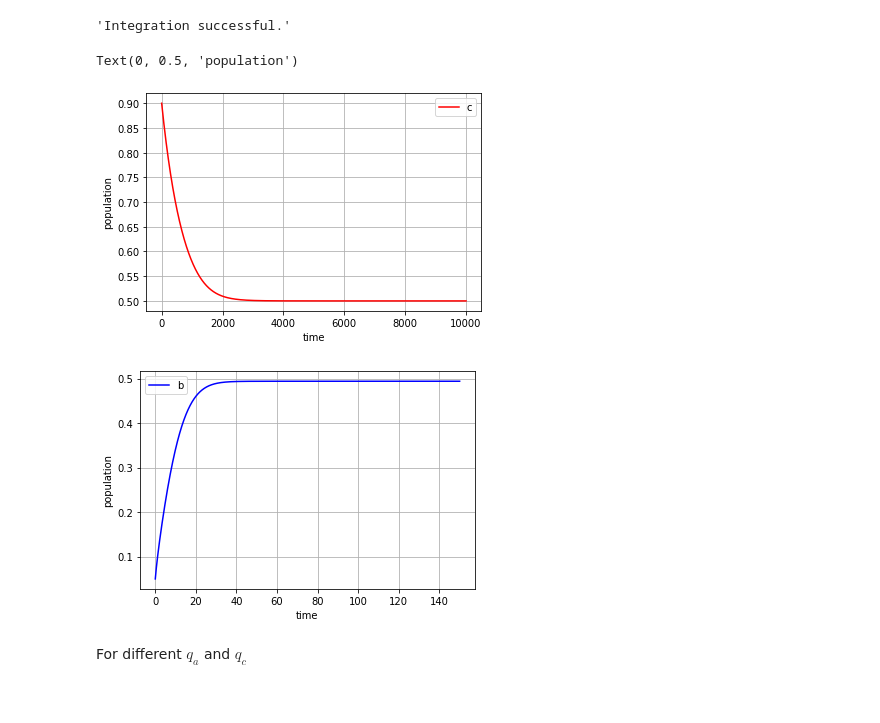
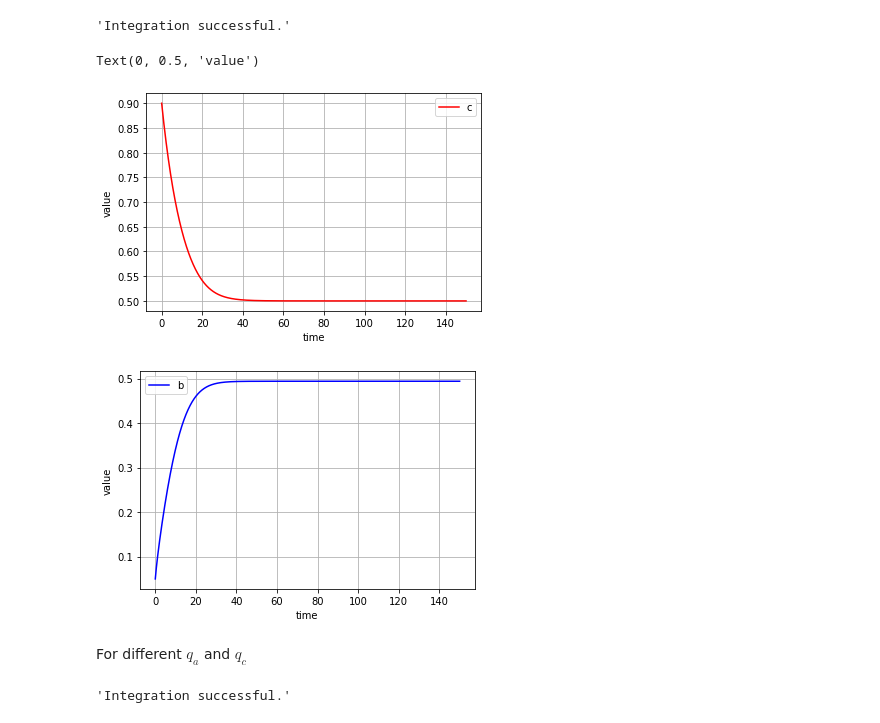
Before and after one commit to pucandrzej/DPOCN_project, a Jupyter notebook: K_Weron_article_fiddling/PA_model.ipynb, the cells around one changed output. Cells and saved outputs as stored; diff of their text form; code cells hidden in the pictures.

```diff
--- a/K_Weron_article_fiddling/PA_model.ipynb
+++ b/K_Weron_article_fiddling/PA_model.ipynb
@@ -29,21 +29,21 @@ infodict['message']
 # %%
 c, b = X.T
 f1 = pylab.figure()
-pylab.plot(c, 'r-', label='c')
+pylab.plot(t, c, 'r-', label='c')
 pylab.grid()
 pylab.legend(loc='best')
 pylab.xlabel('time')
-pylab.ylabel('population')
+pylab.ylabel('value')
 f2 = pylab.figure()
 pylab.plot(t, b  , 'b-', label='b')
 pylab.grid()
 pylab.legend(loc='best')
 pylab.xlabel('time')
-pylab.ylabel('population')
+pylab.ylabel('value')
 # %% [output]
-Text(0, 0.5, 'population')
+Text(0, 0.5, 'value')
-[figure, old version]
+[figure, new version]
-[figure, old version]
+[figure, new version]
 # %% [markdown]
 For different $q_a$ and $q_c$
 # %%
@@ -67,0 +69,7 @@ def dX_dt(X, t = 0):
+# %%
+t = linspace(0, 500,  1000)              # time
+X0 = array([0.999, 0.0001])                 # initials conditions
+X, infodict = integrate.odeint(dX_dt, X0, t, full_output=True)
+infodict['message']
+# %% [output]
+'Integration successful.'
```
Also changed, not shown: parts of 2 cells of this notebook.
